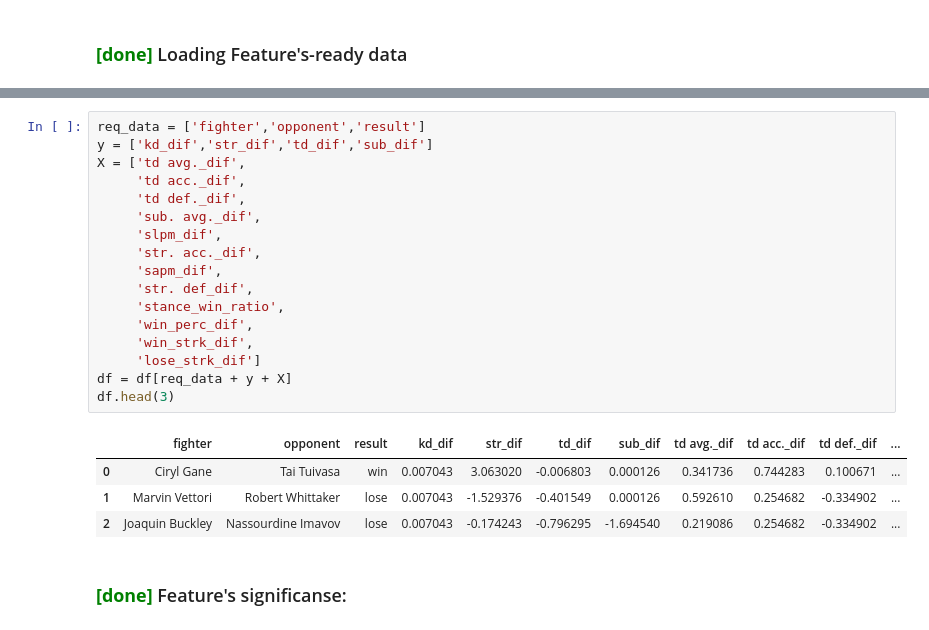
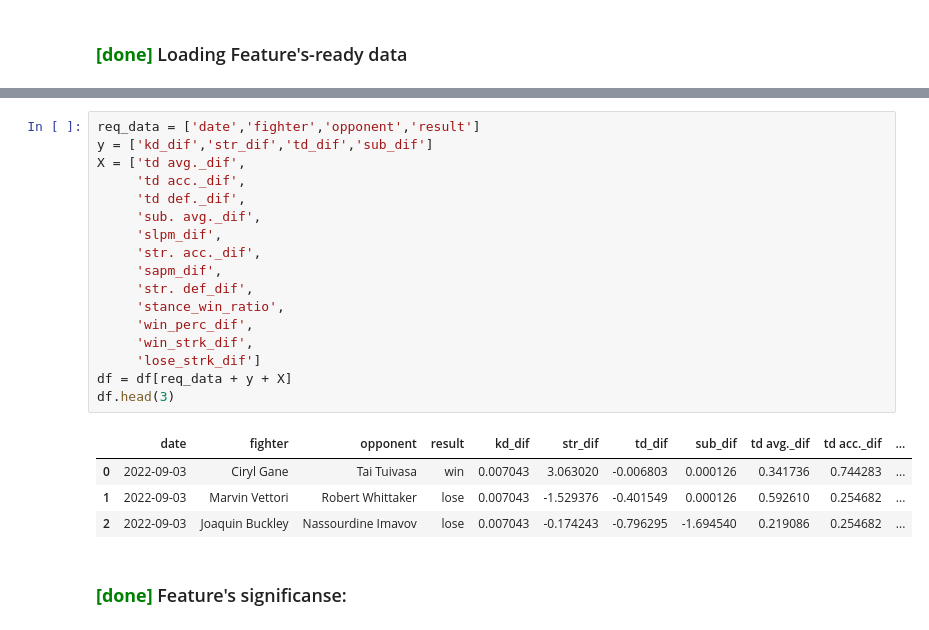
Before and after one commit to sagi778/ufc_fights_Predictor, a Jupyter notebook: notebooks/fight_stats_model_training.ipynb, the cells around one changed output, grey strips where cells are left out. Drawn from its saved outputs; the diff is of its cells as text.

```diff
--- a/notebooks/fight_stats_model_training.ipynb
+++ b/notebooks/fight_stats_model_training.ipynb
@@ -33,27 +33,27 @@ df.tail(3)
 | 6729 | lose | Eric Shelton | Jarred Brooks | 2017-07-29 | Flyweight | S-DEC: | 0.007043 | 0.16454 | -1.585788 | 0.000126 | ... |
 | 6730 | win | Drew Dober | Joshua Burkman | 2017-07-29 | Lightweight | KO/TKO:Punch | 1.361536 | 0.16454 | -0.006803 | 0.000126 | ... |
 # %%
-req_data = ['fighter','opponent','result']
+req_data = ['date','fighter','opponent','result']
 y = ['kd_dif','str_dif','td_dif','sub_dif']
 X = ['td avg._dif',
      'td acc._dif',
      'td def._dif',
      'sub. avg._dif',
      'slpm_dif',
      'str. acc._dif',
      'sapm_dif',
      'str. def_dif',
      'stance_win_ratio',
      'win_perc_dif',
      'win_strk_dif',
      'lose_strk_dif']
 df = df[req_data + y + X]
 df.head(3)
 # %% [output]
-|  | fighter | opponent | result | kd_dif | str_dif | td_dif | sub_dif | td avg._dif | td acc._dif | td def._dif | ... |
-| 0 | Ciryl Gane | Tai Tuivasa | win | 0.007043 | 3.063020 | -0.006803 | 0.000126 | 0.341736 | 0.744283 | 0.100671 | ... |
-| 1 | Marvin Vettori | Robert Whittaker | lose | 0.007043 | -1.529376 | -0.401549 | 0.000126 | 0.592610 | 0.254682 | -0.334902 | ... |
-| 2 | Joaquin Buckley | Nassourdine Imavov | lose | 0.007043 | -0.174243 | -0.796295 | -1.694540 | 0.219086 | 0.254682 | -0.334902 | ... |
+|  | date | fighter | opponent | result | kd_dif | str_dif | td_dif | sub_dif | td avg._dif | td acc._dif | ... |
+| 0 | 2022-09-03 | Ciryl Gane | Tai Tuivasa | win | 0.007043 | 3.063020 | -0.006803 | 0.000126 | 0.341736 | 0.744283 | ... |
+| 1 | 2022-09-03 | Marvin Vettori | Robert Whittaker | lose | 0.007043 | -1.529376 | -0.401549 | 0.000126 | 0.592610 | 0.254682 | ... |
+| 2 | 2022-09-03 | Joaquin Buckley | Nassourdine Imavov | lose | 0.007043 | -0.174243 | -0.796295 | -1.694540 | 0.219086 | 0.254682 | ... |
 # %% [markdown]
 ### <span style='color:green'> **[done]** </span>Feature's significanse:
 # %%
```
Also changed, not shown: parts of 12 cells of this notebook, 10 other files.
